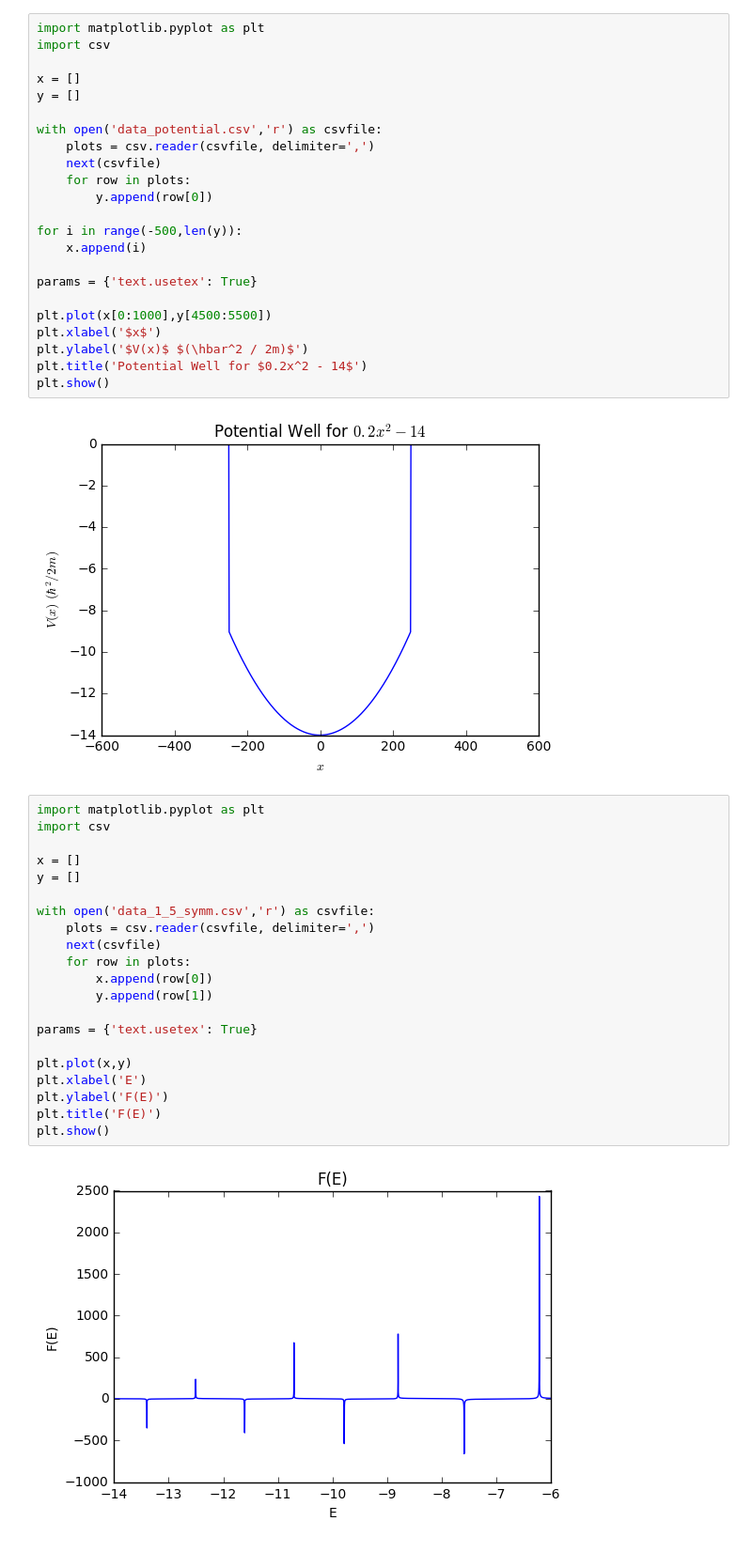
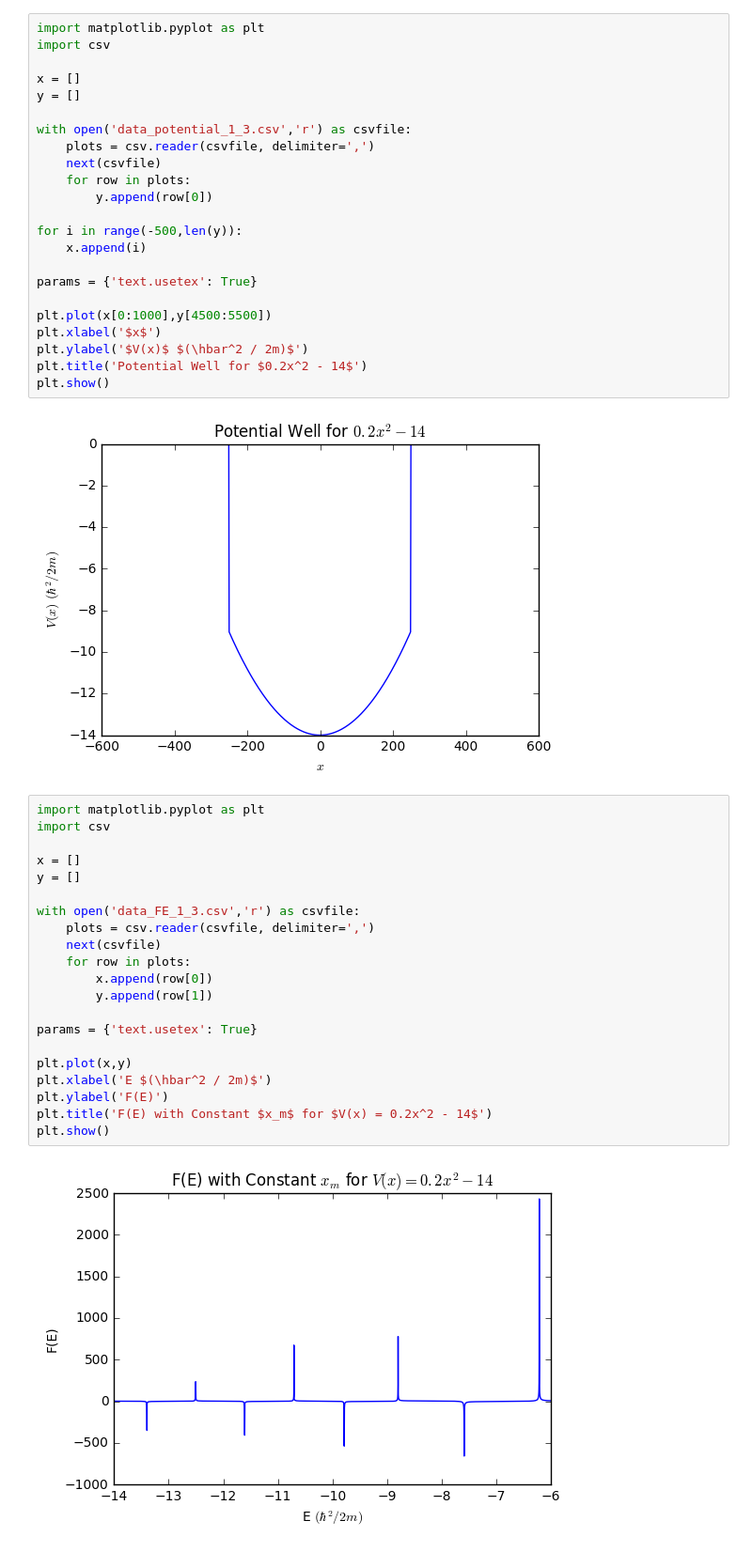
Before and after one commit to LeNPaul/computational-physics, a Jupyter notebook: HW4/EX1/Plots.ipynb, the cells around one changed output. Shown at 94% size. Cells and saved outputs as stored; diff of their text form.

```diff
--- a/HW4/EX1/Plots.ipynb
+++ b/HW4/EX1/Plots.ipynb
@@ -5,7 +5,7 @@ import csv
 x = []
 y = []
 
-with open('data_potential.csv','r') as csvfile:
+with open('data_potential_1_3.csv','r') as csvfile:
     plots = csv.reader(csvfile, delimiter=',')
     next(csvfile)
     for row in plots:
@@ -26,26 +26,26 @@ plt.show()
 # %%
 import matplotlib.pyplot as plt
 import csv
 
 x = []
 y = []
 
-with open('data_1_5_symm.csv','r') as csvfile:
+with open('data_FE_1_3.csv','r') as csvfile:
     plots = csv.reader(csvfile, delimiter=',')
     next(csvfile)
     for row in plots:
         x.append(row[0])
         y.append(row[1])
 
 params = {'text.usetex': True}
 
 plt.plot(x,y)
-plt.xlabel('E')
+plt.xlabel('E $(\hbar^2 / 2m)$')
 plt.ylabel('F(E)')
-plt.title('F(E)')
+plt.title('F(E) with Constant $x_m$ for $V(x) = 0.2x^2 - 14$')
 plt.show()
 # %% [output]
-[figure, old version]
+[figure, new version]
 # %%
 import matplotlib.pyplot as plt
 import csv
```
Also changed, not shown: parts of 17 cells of this notebook, 13 other files.
